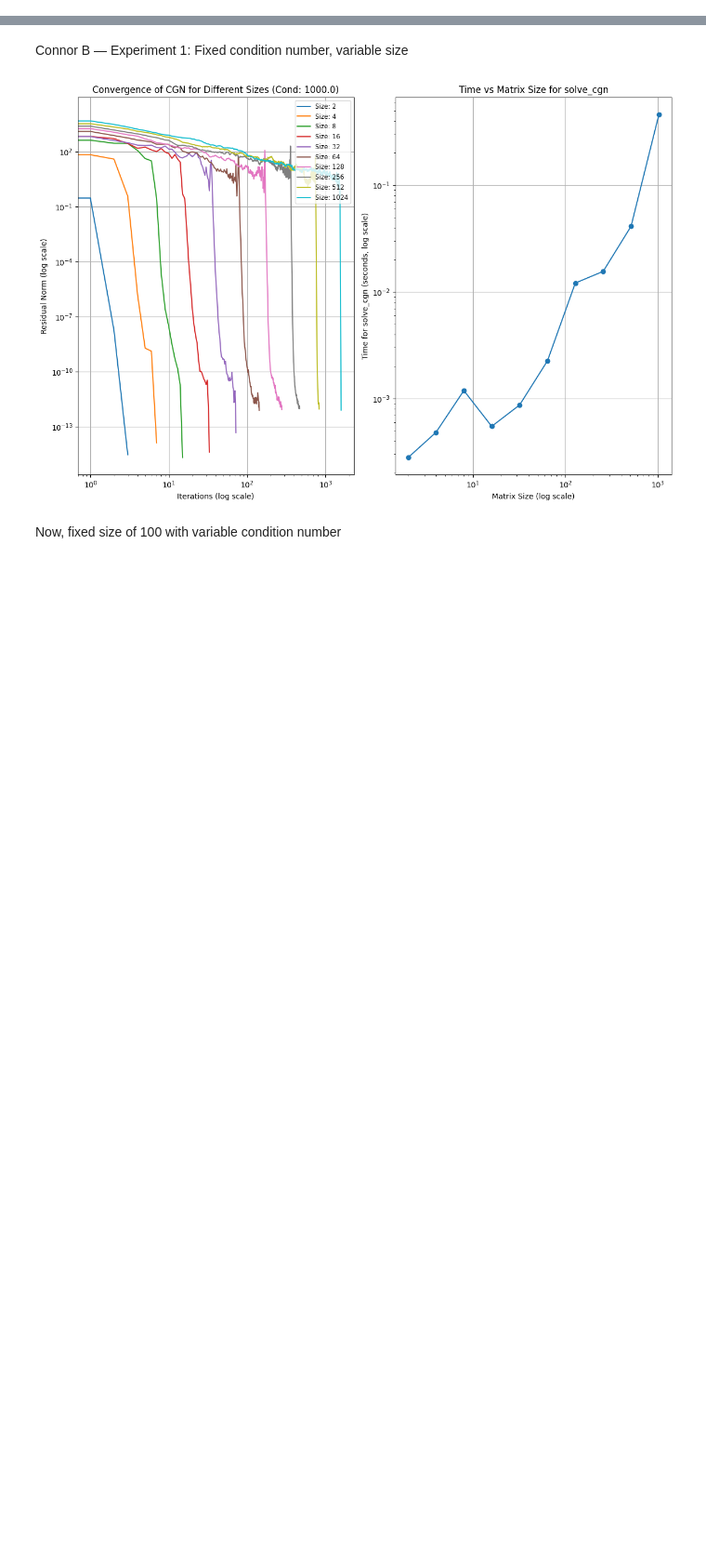
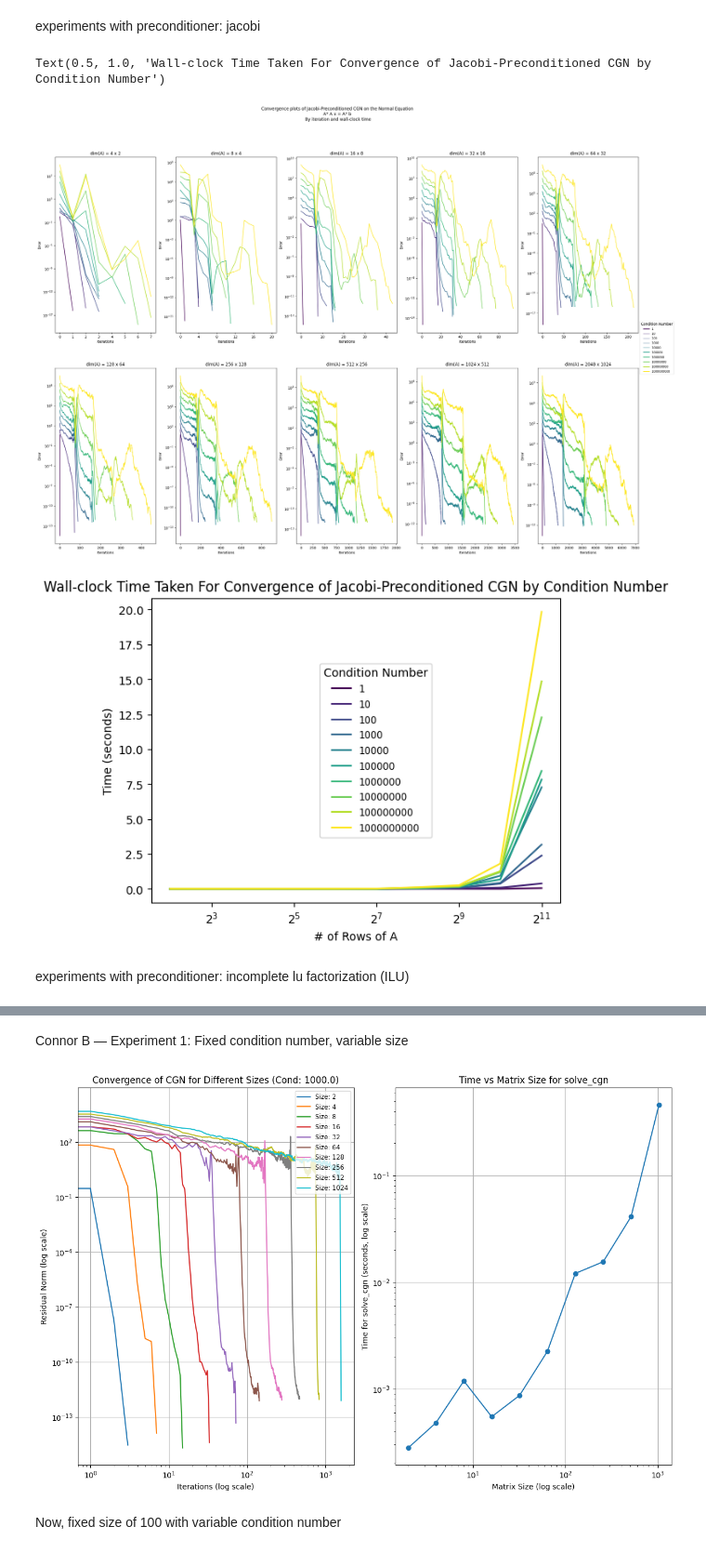
Before and after one commit to connorbuchheit/RandomMatrixProject, a Jupyter notebook: CGNexperiments.ipynb, the cells around one changed output, grey strips where cells are left out. Shown at 93% size. Saved outputs shown, nothing was run; the diff lists cells and outputs as text; code cells hidden in the pictures; blank space fills up the shorter version.

Commit message:
completed experiments for convergence in preconditioned CGN schemes

```diff
--- a/CGNexperiments.ipynb
+++ b/CGNexperiments.ipynb
@@ -70,0 +72,47 @@ Text(0.5, 1.0, 'Wall-clock Time Taken For Convergence of CGN by Condition Number
+# %% [markdown]
+experiments with preconditioner: jacobi
+# %%
+res = {}
+
+dim = 4
+while True:
+    if dim > 2048:
+        break
+
+    res[dim] = {}
+
+    for key in matrices[dim]:
+        res[dim][key] = solve_cgn_jacobi(matrices[dim][key], np.random.rand(dim, ))
+
+    dim *= 2
+# %%
+colors = plt.cm.viridis(np.linspace(0, 1, len(kappa)))  # Create a colormap
+
+fig, ax = plt.subplots(2, 5, figsize=(30, 20))
+
+for i, dim in enumerate(N):
+    row, col = divmod(i, 5)
+    for j, kk in enumerate(kappa):
+        ax[row, col].plot(res[dim][kk][1], label = f'{int(kk)}' if i == 0 else "", color = colors[j])
+        ax[row, col].set_yscale("log")
+    ax[row, col].set_title(f"dim(A) = {dim} x {int(dim/2)}")
+    ax[row, col].set_xlabel('Iterations')
+    ax[row, col].set_ylabel('Error')
+ax[0,1].set_xticks(np.arange(0,21, 4))
+fig.suptitle('Convergence plots of Jacobi-Preconditioned CGN on the Normal Equation\nA* A x = A* b\n By iteration and wall-clock time')
+fig.legend(bbox_to_anchor=(0.9, 0.5), loc='center left', fontsize='small', title="Condition Number")
+
+plt.figure()
+for j, kk in enumerate(kappa):
+    plt.plot(N, [res[dim][kk][3] for dim in N], color = colors[j], label = f'{int(kk)}')
+plt.xscale('log', base = 2)
+plt.ylabel('Time (seconds)')
+plt.xlabel('# of Rows of A')
+plt.legend(bbox_to_anchor=(0.4, 0.5), loc='center left', fontsize='small', title="Condition Number")
+plt.title('Wall-clock Time Taken For Convergence of Jacobi-Preconditioned CGN by Condition Number')
+# %% [output]
+Text(0.5, 1.0, 'Wall-clock Time Taken For Convergence of Jacobi-Preconditioned CGN by Condition Number')
+[figure, added]
+[figure, added]
+# %% [markdown]
+experiments with preconditioner: incomplete lu factorization (ILU)
```
Also changed, not shown: parts of 4 cells of this notebook, 2 other files.
